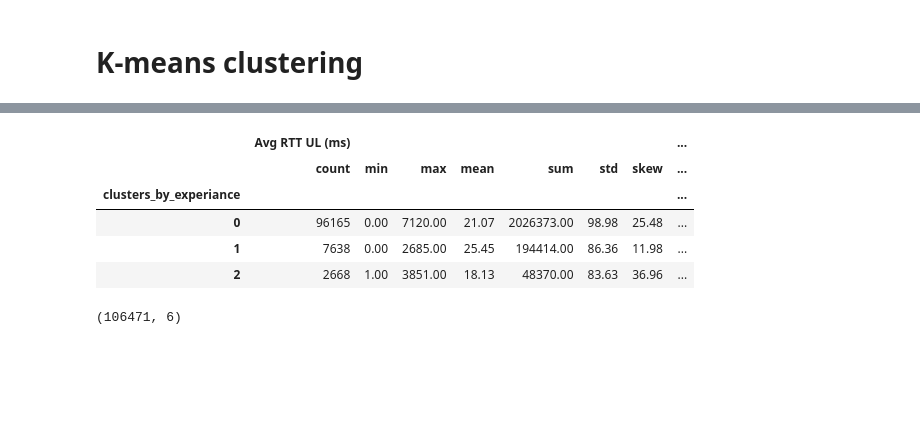
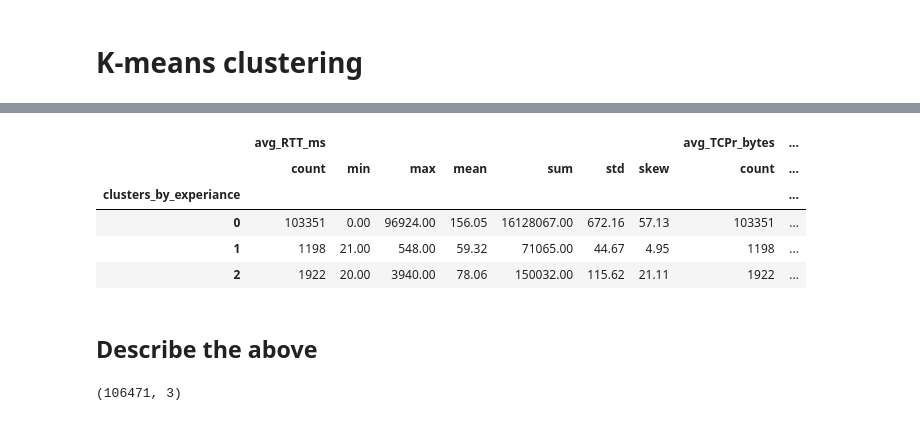
Before and after one commit to Hen0k/TellCo-user-analysis, a Jupyter notebook: notebooks/3-User-Experience-Analysis.ipynb, the cells around one changed output, grey strips where cells are left out. Drawn from its saved outputs; the diff is of its cells as text; code cells hidden in the pictures; blank space fills up the shorter version.

```diff
--- a/notebooks/3-User-Experience-Analysis.ipynb
+++ b/notebooks/3-User-Experience-Analysis.ipynb
@@ -169,0 +166,19 @@ user_experiance.head()
+# %%
+avg_RTT = avg_RTT_uldl.sum(axis=1)
+avg_TCPr = avg_TCPr_uldl_vol.sum(axis=1)
+avg_tp = avg_tp_uldl.mean(axis=1)
+# features = [avg_RTT_uldl,
+#             avg_TCPr_uldl_vol,
+#             avg_tp_uldl
+#             ]
+experiance = {
+    'MSISDN/Number': avg_tp.index,
+    'avg_RTT_ms': avg_RTT.values,
+    'avg_TCPr_bytes': avg_TCPr.values,
+    'avg_tp_kbps': avg_tp.values
+
+}
+
+user_experiance = pd.DataFrame(experiance)
+user_experiance = cleaner.fix_datatypes(user_experiance)
+user_experiance.info()
@@ -206,3 +227,3 @@ model saved
 # %%
-user_experiance.iloc[:, 1:].groupby("clusters_by_experiance").agg(['count', 'min', 'max', 'mean', 'sum', 'std', 'skew'])
+user_experiance.groupby("clusters_by_experiance").agg(['count', 'min', 'max', 'mean', 'sum', 'std', 'skew'])
 # %% [output]
@@ -209,10 +231,12 @@ user_experiance.iloc[:, 1:].groupby("clusters_by_experiance").agg(['count', 'min
-|  | Avg RTT UL (ms) |  |  |  |  |  |  | ... |
-|  | count | min | max | mean | sum | std | skew | ... |
-| clusters_by_experiance |  |  |  |  |  |  |  | ... |
-| 0 | 96165 | 0.00 | 7120.00 | 21.07 | 2026373.00 | 98.98 | 25.48 | ... |
-| 1 | 7638 | 0.00 | 2685.00 | 25.45 | 194414.00 | 86.36 | 11.98 | ... |
-| 2 | 2668 | 1.00 | 3851.00 | 18.13 | 48370.00 | 83.63 | 36.96 | ... |
+|  | avg_RTT_ms |  |  |  |  |  |  | avg_TCPr_bytes | ... |
+|  | count | min | max | mean | sum | std | skew | count | ... |
+| clusters_by_experiance |  |  |  |  |  |  |  |  | ... |
+| 0 | 103351 | 0.00 | 96924.00 | 156.05 | 16128067.00 | 672.16 | 57.13 | 103351 | ... |
+| 1 | 1198 | 21.00 | 548.00 | 59.32 | 71065.00 | 44.67 | 4.95 | 1198 | ... |
+| 2 | 1922 | 20.00 | 3940.00 | 78.06 | 150032.00 | 115.62 | 21.11 | 1922 | ... |
+# %% [markdown]
+## Describe the above
 # %%
 X.shape
 # %% [output]
-(106471, 6)
+(106471, 3)
```
Also changed, not shown: parts of 7 cells of this notebook.
